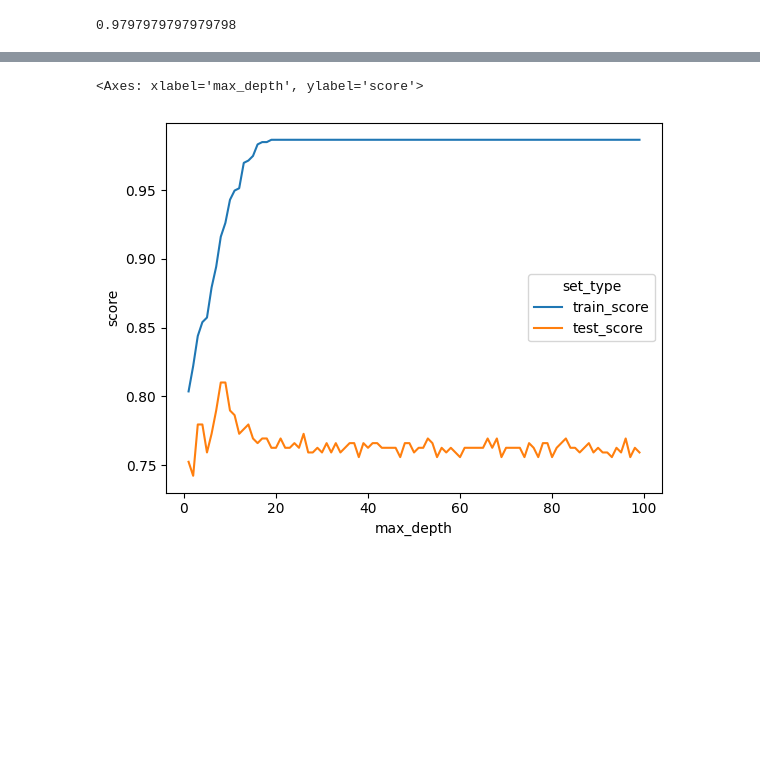
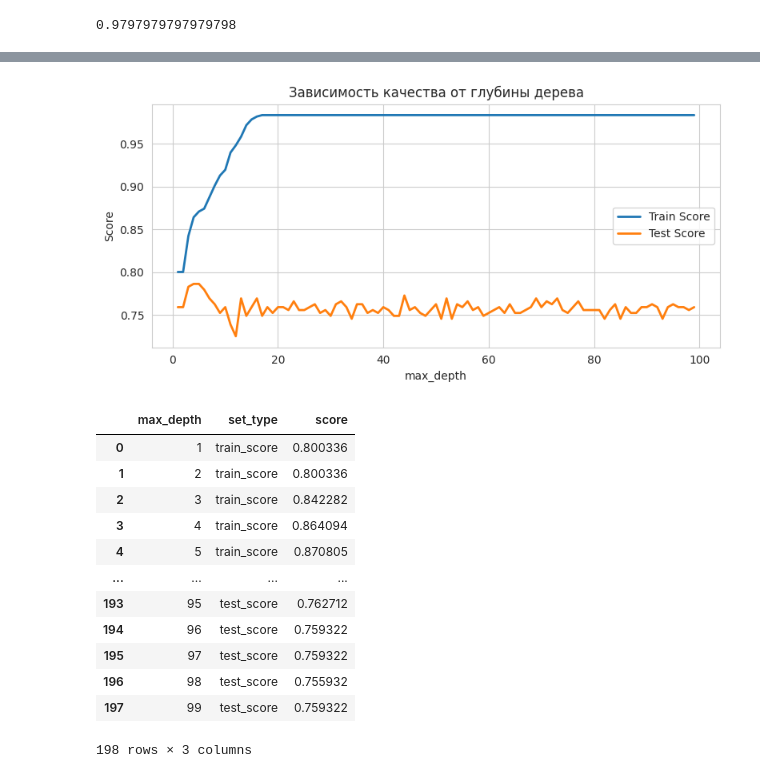
Before and after one commit to MinyaevAndrey/MYPETS, a Jupyter notebook: Titanic.ipynb, the cells around one changed output, grey strips where cells are left out. Saved outputs shown, nothing was run; the diff lists cells and outputs as text; code cells hidden in the pictures; blank space fills up the shorter version.

```diff
--- a/Titanic.ipynb
+++ b/Titanic.ipynb
@@ -116,3 +116,32 @@ scores_data.head()
+# %%
+# Устанавливаем стиль
+sns.set_style("whitegrid")
+
+# Рисуем график
+plt.figure(figsize=(8, 4))
+
+# Линия для train_score
+sns.lineplot(data=scores_data, x='max_depth', y='train_score',
+            #  marker='o',
+             label='Train Score',
+             linewidth=2)
+
+# Линия для test_score
+sns.lineplot(data=scores_data, x='max_depth', y='test_score',
+            #  marker='s',
+             label='Test Score',
+             linewidth=2)
+
+# Настройки
+plt.title('Зависимость качества от глубины дерева', fontsize=12)
+plt.xlabel('max_depth', fontsize=10)
+plt.ylabel('Score', fontsize=10)
+plt.legend()
+# plt.xticks(scores_data['max_depth'])  # показываем все значения глубины
+plt.tight_layout()
+plt.show()
+# %% [output]
+[figure, added]
 # %%
 scores_data_long = pd.melt(scores_data,
                            id_vars = ['max_depth'],
@@ -120,7 +149,18 @@ scores_data_long = pd.melt(scores_data,
                            var_name = 'set_type',
                            value_name = 'score')
 
-sns.lineplot(x='max_depth', y='score', hue='set_type', data=scores_data_long)
+scores_data_long
 # %% [output]
+|  | max_depth | set_type | score |
+| 0 | 1 | train_score | 0.800336 |
+| 1 | 2 | train_score | 0.800336 |
+| 2 | 3 | train_score | 0.842282 |
+| 3 | 4 | train_score | 0.864094 |
+| 4 | 5 | train_score | 0.870805 |
+| ... | ... | ... | ... |
+| 193 | 95 | test_score | 0.762712 |
+| 194 | 96 | test_score | 0.759322 |
+| 195 | 97 | test_score | 0.759322 |
+| 196 | 98 | test_score | 0.755932 |
+| 197 | 99 | test_score | 0.759322 |
-<Axes: xlabel='max_depth', ylabel='score'>
+198 rows × 3 columns
-[figure, removed]
```
Also changed, not shown: parts of 12 cells of this notebook.
